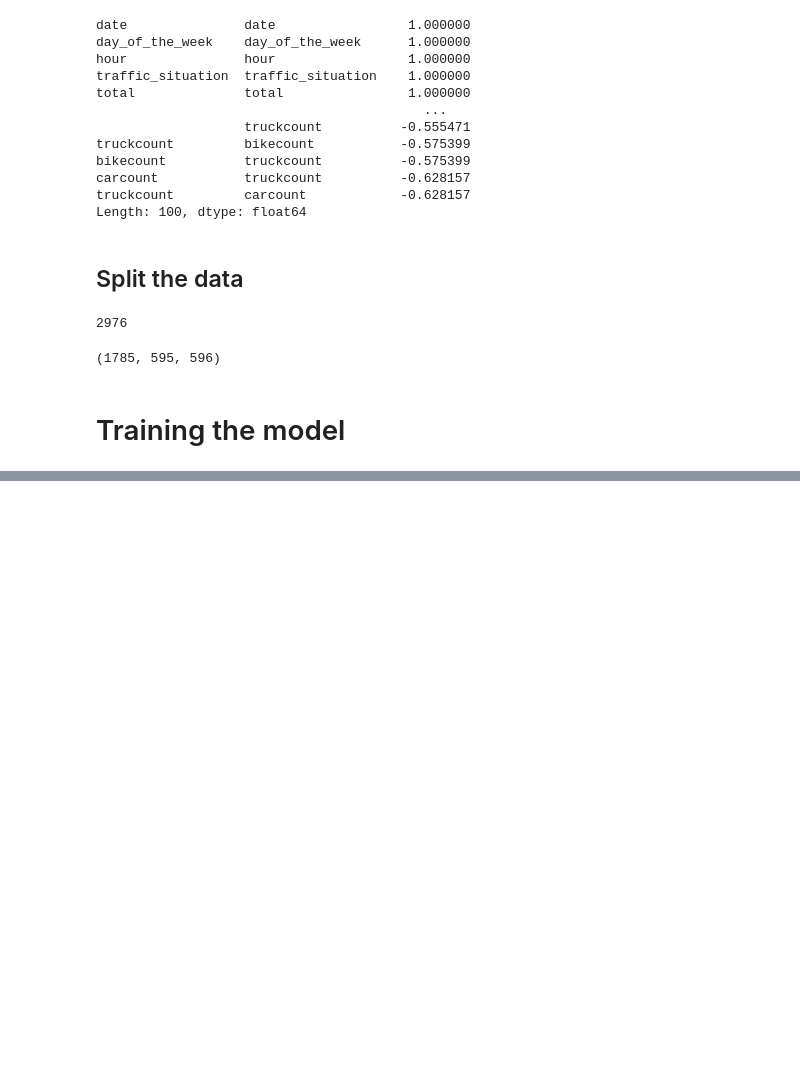
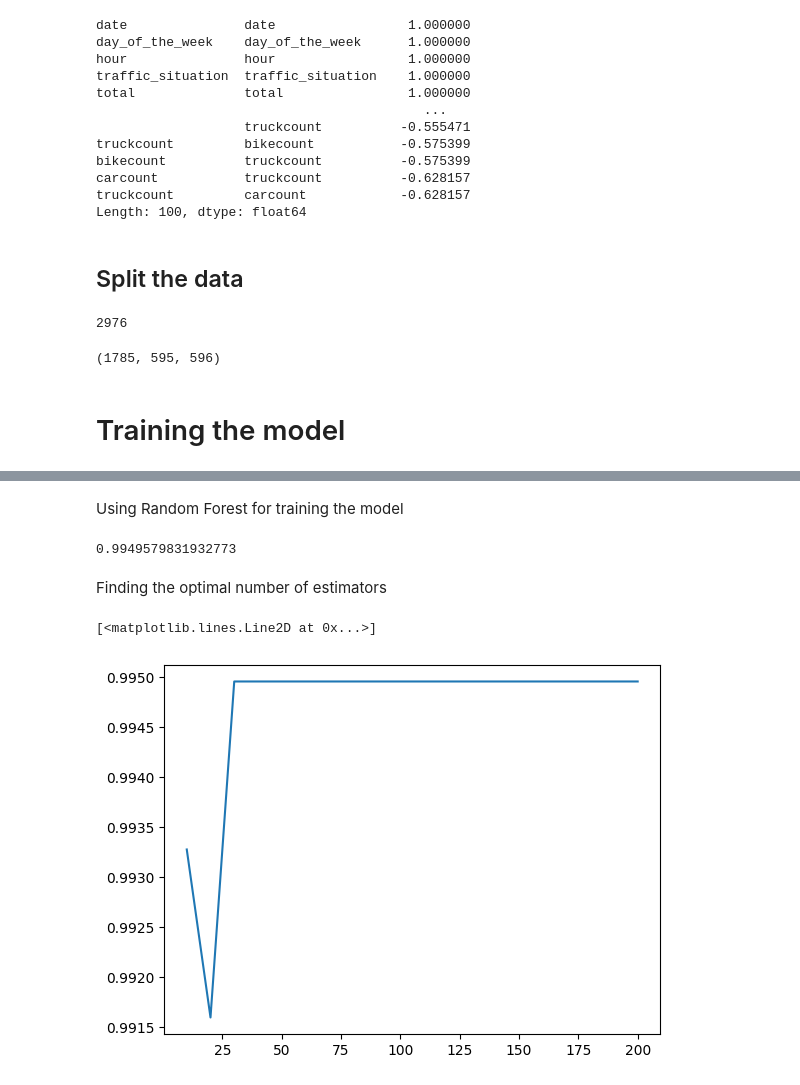
Before and after one commit to ovlasenko-ellation/mid_term_project_mlzoomcamp, a Jupyter notebook: Project_mid_term.ipynb, the cells around one changed output, grey strips where cells are left out. Cells and saved outputs as stored; diff of their text form; code cells hidden in the pictures; blank space fills up the shorter version.

Commit message:
updating workbook with linear regression and forrest models

```diff
--- a/Project_mid_term.ipynb
+++ b/Project_mid_term.ipynb
@@ -254,0 +275,10 @@ import xgboost as xgb
+# %%
+scores = []
+
+for C in [0.001, 0.1, 0.5, 1.0, 5, 10, 15, 100, 1000]:
+    model = LogisticRegression(solver='liblinear', C=C, max_iter=1000)
+    model.fit(X_train, y_train)
+    y_pred = model.predict(X_val)
+    accuracy = accuracy_score(y_val, y_pred)
+    scores.append((C, accuracy))
+    print('C=%4f, Accuracy=%.3f' % (C, accuracy))
@@ -254,0 +295,28 @@ import xgboost as xgb
+# %% [markdown]
+Using Random Forest for training the model
+# %%
+rf = RandomForestClassifier(n_estimators=100, max_depth=None, random_state=1)
+rf.fit(X_train, y_train)
+y_pred = rf.predict(X_val)
+accuracy = accuracy_score(y_val, y_pred)
+accuracy
+# %% [output]
+0.9949579831932773
+# %% [markdown]
+Finding the optimal number of estimators
+# %%
+scores = []
+
+for n in range(10, 201, 10):
+    rf = RandomForestClassifier(n_estimators=n, max_depth=None, random_state=1)
+    rf.fit(X_train, y_train)
+    y_pred = rf.predict(X_val)
+    accuracy = accuracy_score(y_val, y_pred)
+    scores.append(( n, accuracy))
+# %%
+df_scores = pd.DataFrame(scores, columns=['n_estimators', 'accuracy'])
+# %%
+plt.plot(df_scores.n_estimators, df_scores.accuracy)
+# %% [output]
+[<matplotlib.lines.Line2D at 0x...>]
+[figure, added]
```
Also changed, not shown: parts of 12 cells of this notebook.
